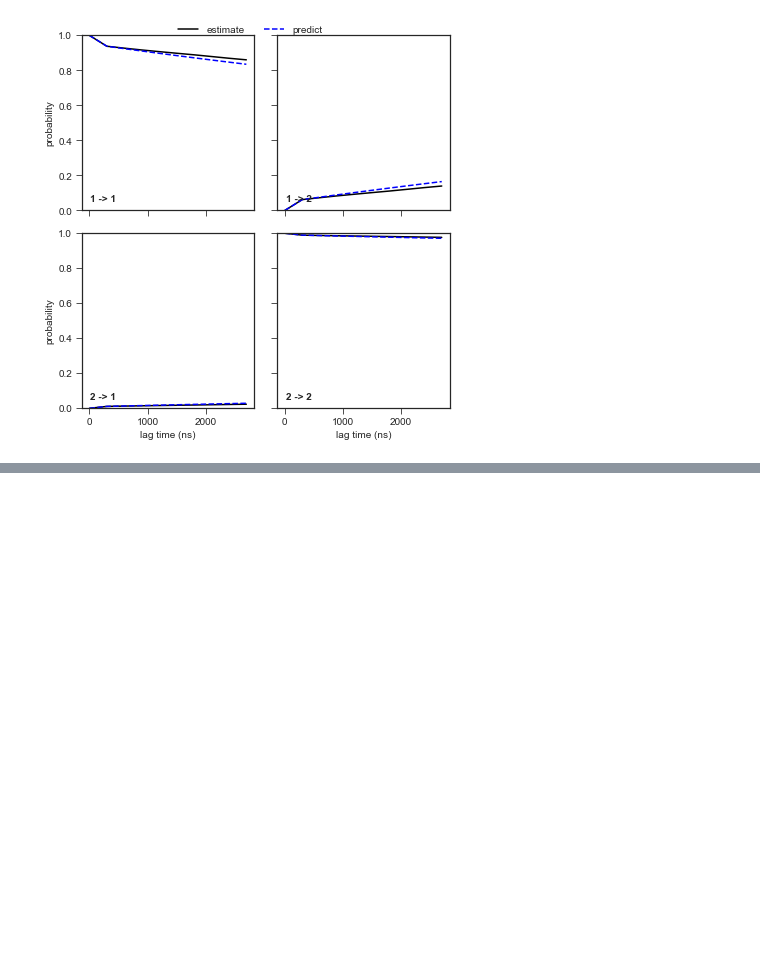
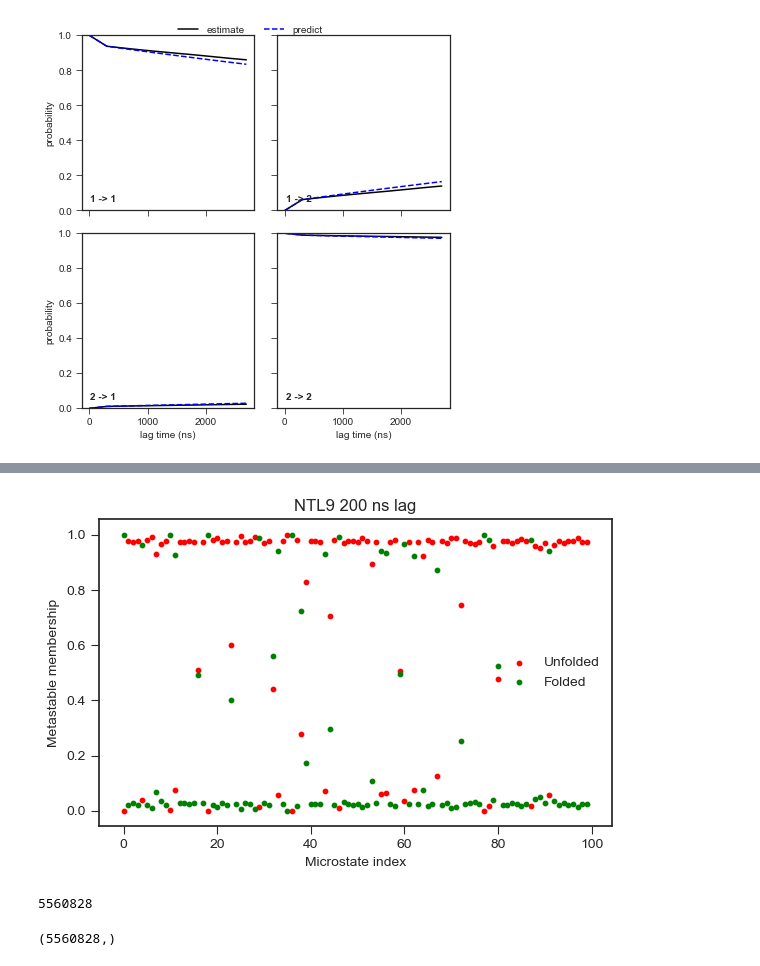
Before and after one commit to choderalab/msm-mfpt, a Jupyter notebook: vamp_scoring/automatic_eigenvalue/ntl9/ntl9_top_model.ipynb, the cells around one changed output, grey strips where cells are left out. Cells and saved outputs as stored; diff of their text form; code cells hidden in the pictures; blank space fills up the shorter version.

```diff
--- a/vamp_scoring/automatic_eigenvalue/ntl9/ntl9_top_model.ipynb
+++ b/vamp_scoring/automatic_eigenvalue/ntl9/ntl9_top_model.ipynb
@@ -499,0 +504,11 @@ plt.savefig('ntl9_cktest_lag300ns_outto2700ns.pdf')
+# %%
+import pyemma
+import matplotlib
+%matplotlib inline
+import matplotlib.pyplot as plt
+import seaborn as sns
+sns.set_style('ticks')
+import numpy as np
+from glob import glob
+# %%
+dtrajs = list(np.load('dtrajs_ntl9_lag10ns.npy'))
@@ -499,0 +517,2 @@ plt.savefig('ntl9_cktest_lag300ns_outto2700ns.pdf')
+# %%
+bmsm = pyemma.msm.bayesian_markov_model(dtrajs, 1000)
@@ -499,0 +547,2 @@ plt.savefig('ntl9_cktest_lag300ns_outto2700ns.pdf')
+# %%
+meta_membs = bmsm.metastable_memberships
@@ -499,0 +551,13 @@ plt.savefig('ntl9_cktest_lag300ns_outto2700ns.pdf')
+# %%
+plt.figure(dpi=100)
+plt.scatter(range(100), meta_membs[:,0], color='red', s=10, label='Unfolded')
+plt.scatter(range(100), meta_membs[:,1], color='green', s=10, label='Folded')
+plt.xlabel('Microstate index')
+plt.ylabel('Metastable membership')
+plt.title('NTL9 200 ns lag')
+plt.legend()
+plt.tight_layout()
+plt.savefig('ntl9_lag200ns_metastable_membs.png', dpi=300)
+plt.show()
+# %% [output]
+[figure, added]
@@ -499,0 +596,8 @@ plt.savefig('ntl9_cktest_lag300ns_outto2700ns.pdf')
+# %%
+len(dtrajs_macro)
+# %% [output]
+5560828
+# %%
+dtrajs[0].shape
+# %% [output]
+(5560828,)
```
Also changed, not shown: parts of 102 cells of this notebook, 15 other files.
